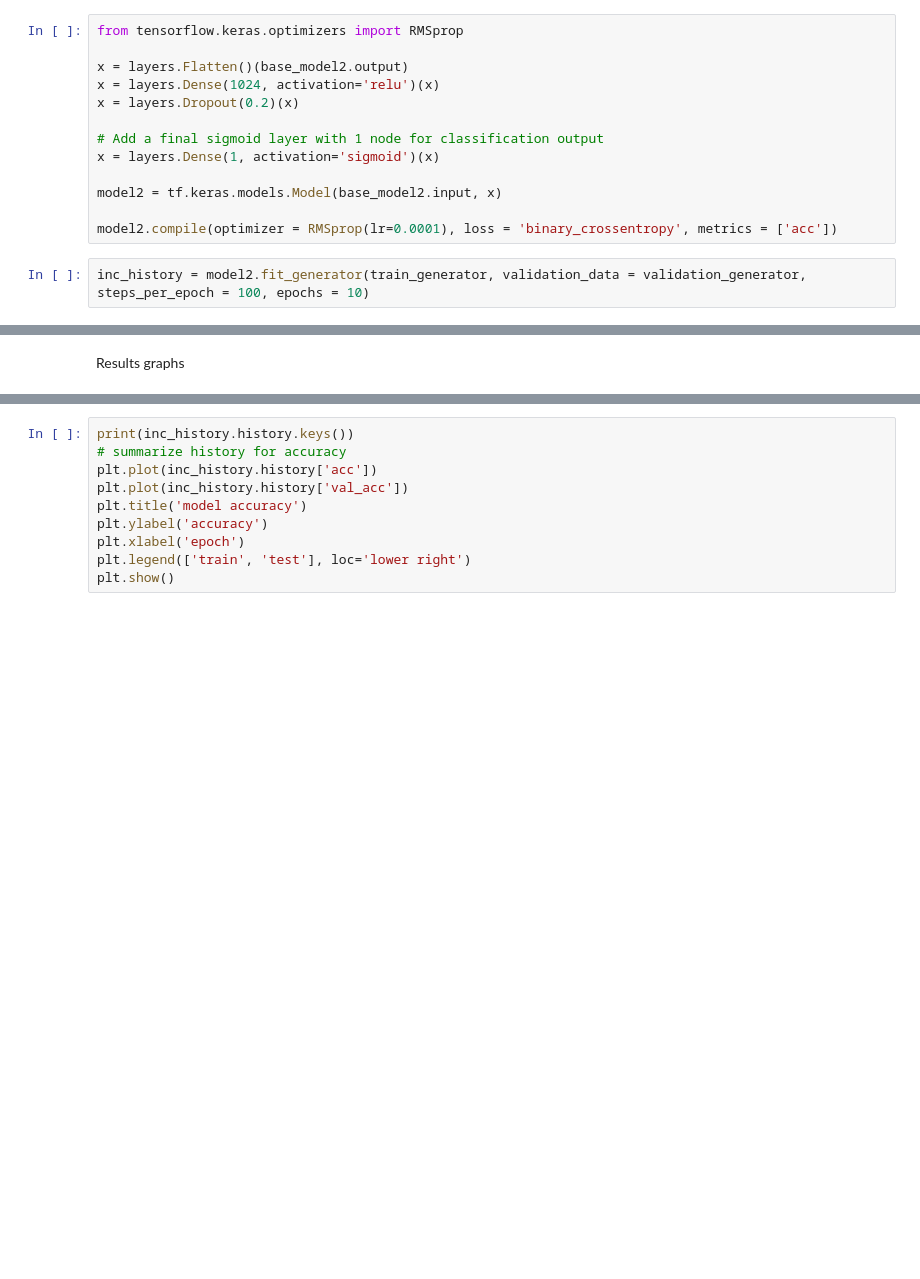
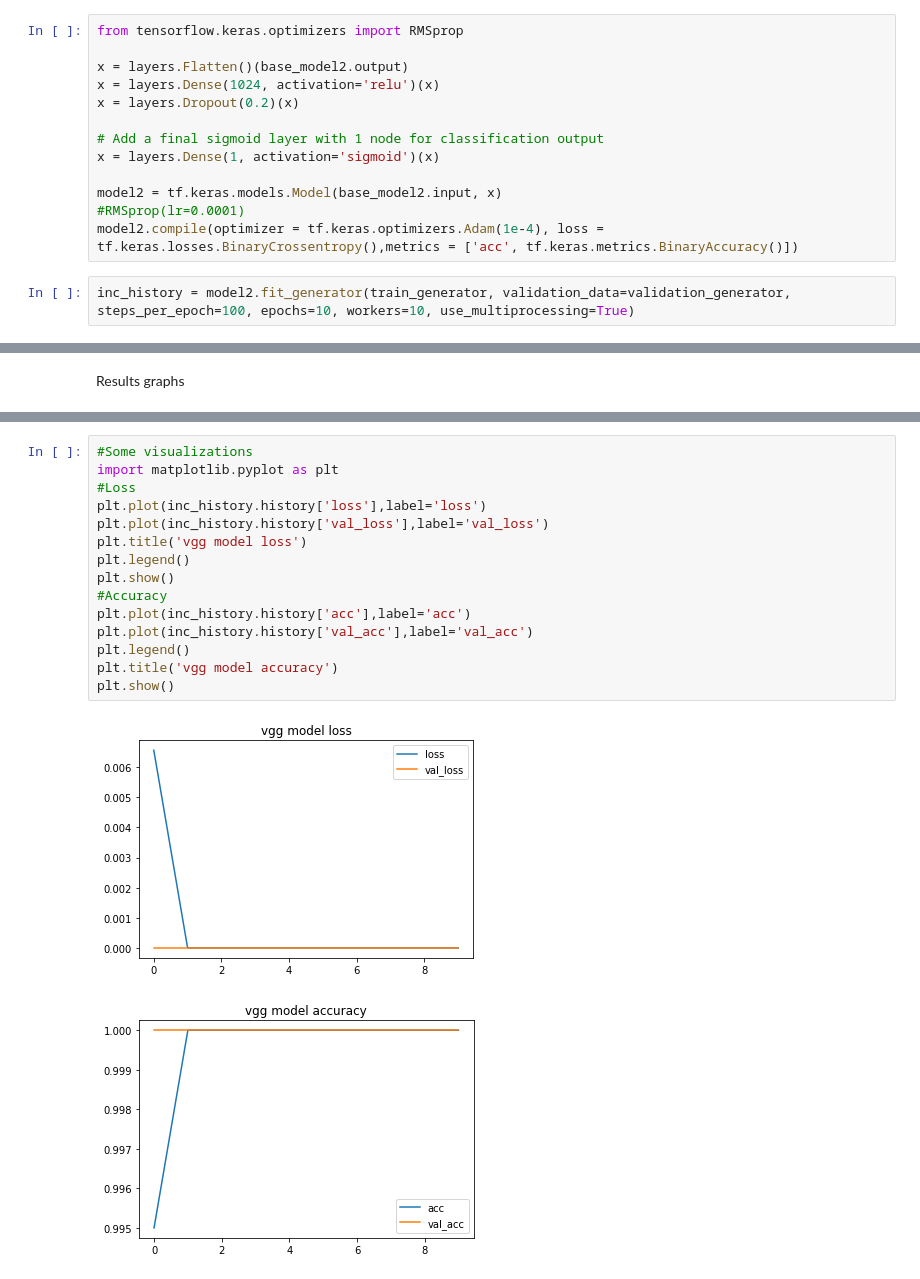
Before and after one commit to dangogit/ML_HW3, a Jupyter notebook: cnn.ipynb, the cells around one changed output, grey strips where cells are left out. Saved outputs shown, nothing was run; the diff lists cells and outputs as text; blank space fills up the shorter version.

```diff
--- a/cnn.ipynb
+++ b/cnn.ipynb
@@ -138,7 +178,7 @@ x = layers.Dropout(0.2)(x)
 x = layers.Dense(1, activation='sigmoid')(x)
 
 model2 = tf.keras.models.Model(base_model2.input, x)
-
-model2.compile(optimizer = RMSprop(lr=0.0001), loss = 'binary_crossentropy', metrics = ['acc'])
+#RMSprop(lr=0.0001)
+model2.compile(optimizer = tf.keras.optimizers.Adam(1e-4), loss = tf.keras.losses.BinaryCrossentropy(),metrics = ['acc', tf.keras.metrics.BinaryAccuracy()])
 # %%
-inc_history = model2.fit_generator(train_generator, validation_data = validation_generator, steps_per_epoch = 100, epochs = 10)
+inc_history = model2.fit_generator(train_generator, validation_data=validation_generator, steps_per_epoch=100, epochs=10, workers=10, use_multiprocessing=True)
@@ -169,13 +263,21 @@ plt.show()
-# %%
-print(inc_history.history.keys())
-# summarize history for accuracy
-plt.plot(inc_history.history['acc'])
-plt.plot(inc_history.history['val_acc'])
-plt.title('model accuracy')
-plt.ylabel('accuracy')
-plt.xlabel('epoch')
-plt.legend(['train', 'test'], loc='lower right')
-plt.show()
+# %%
+#Some visualizations
+import matplotlib.pyplot as plt
+#Loss
+plt.plot(inc_history.history['loss'],label='loss')
+plt.plot(inc_history.history['val_loss'],label='val_loss')
+plt.title('vgg model loss')
+plt.legend()
+plt.show()
+#Accuracy
+plt.plot(inc_history.history['acc'],label='acc')
+plt.plot(inc_history.history['val_acc'],label='val_acc')
+plt.legend()
+plt.title('vgg model accuracy')
+plt.show()
+# %% [output]
+[figure, added]
+[figure, added]
 # %%
 # Visualize training process
 plt.plot(inc_history.history['loss'], label='Binary crossentropy loss (training data)')
```
Also changed, not shown: parts of 17 cells of this notebook.
